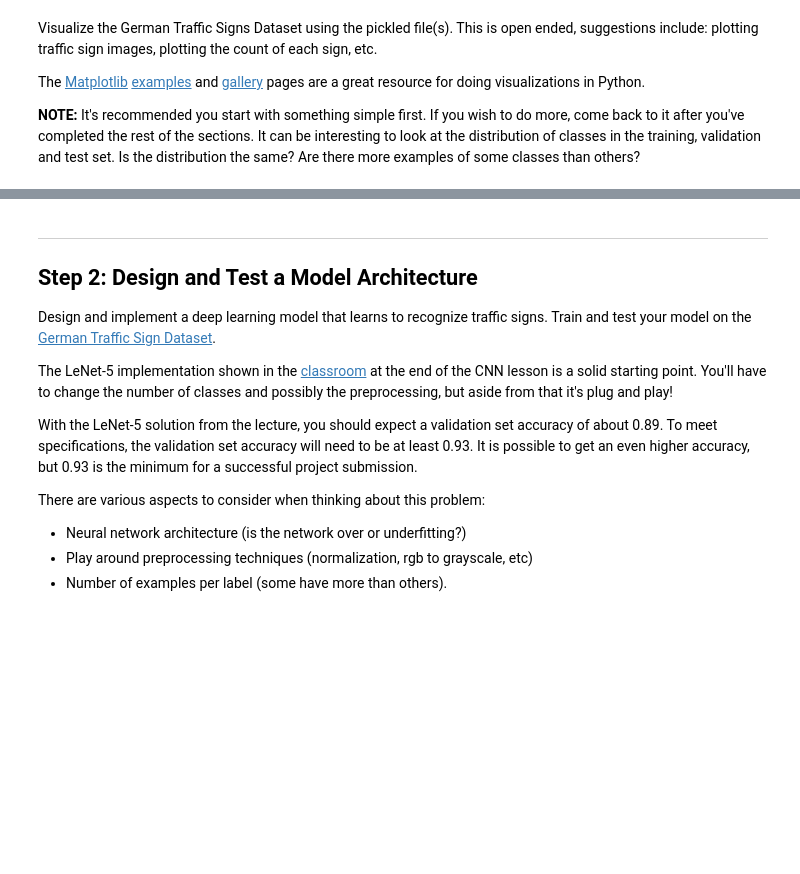
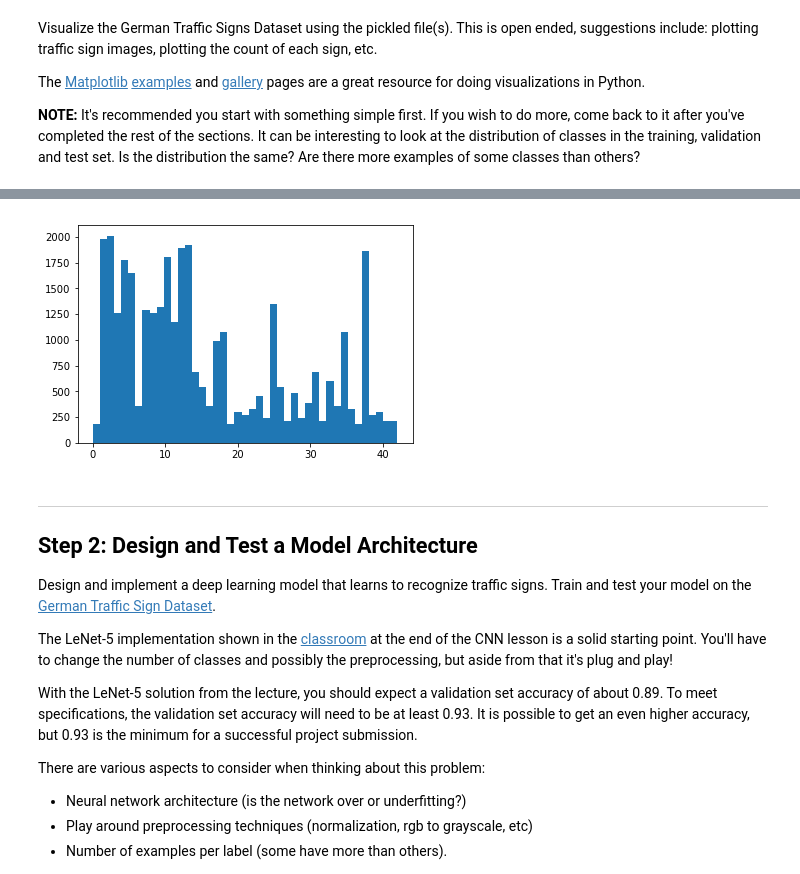
Before and after one commit to Rxmeez/SDCND-1-TrafficSignClassifier, a Jupyter notebook: Traffic_Sign_Classifier.ipynb, the cells around one changed output, grey strips where cells are left out. Saved outputs shown, nothing was run; the diff lists cells and outputs as text; code cells hidden in the pictures; blank space fills up the shorter version.

```diff
--- a/Traffic_Sign_Classifier.ipynb
+++ b/Traffic_Sign_Classifier.ipynb
@@ -112,3 +113,8 @@ print(y_train[index])
+# %%
+plt.hist(y_train, bins = n_classes)
+plt.show()
+# %% [output]
+[figure, added]
 # %% [markdown]
 ----
 
```
Also changed, not shown: parts of 10 cells of this notebook, 3 other files.
